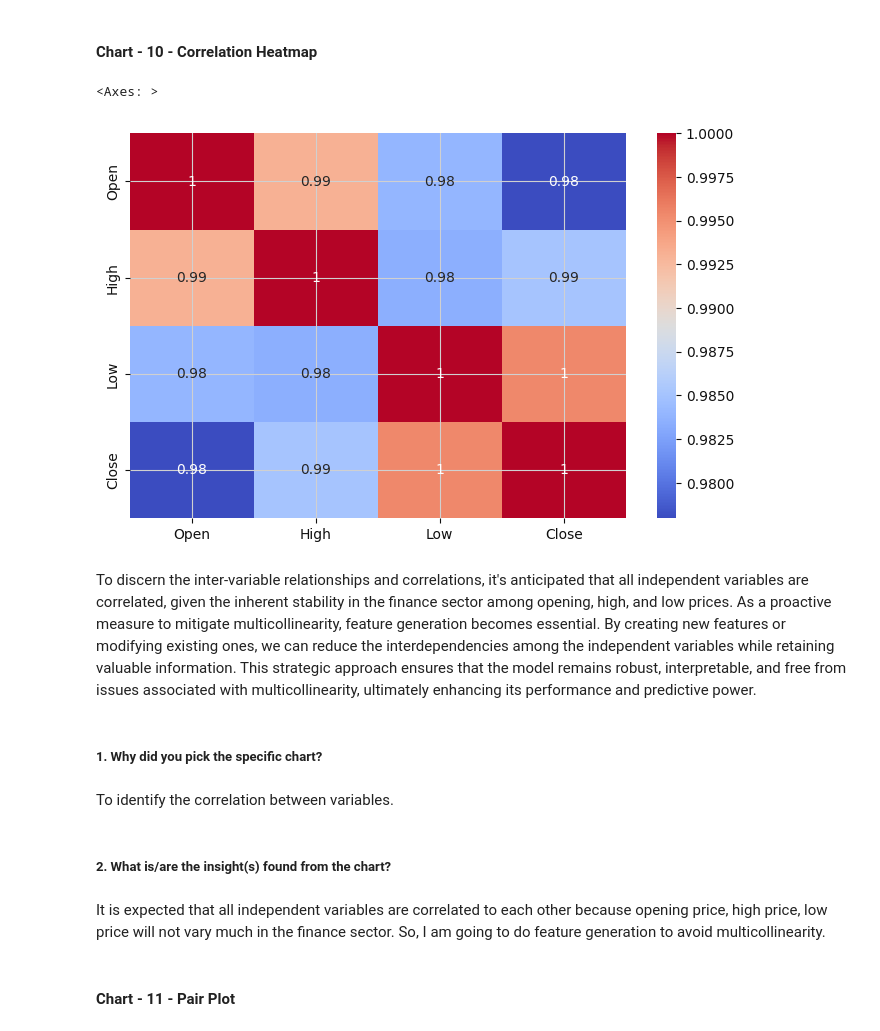
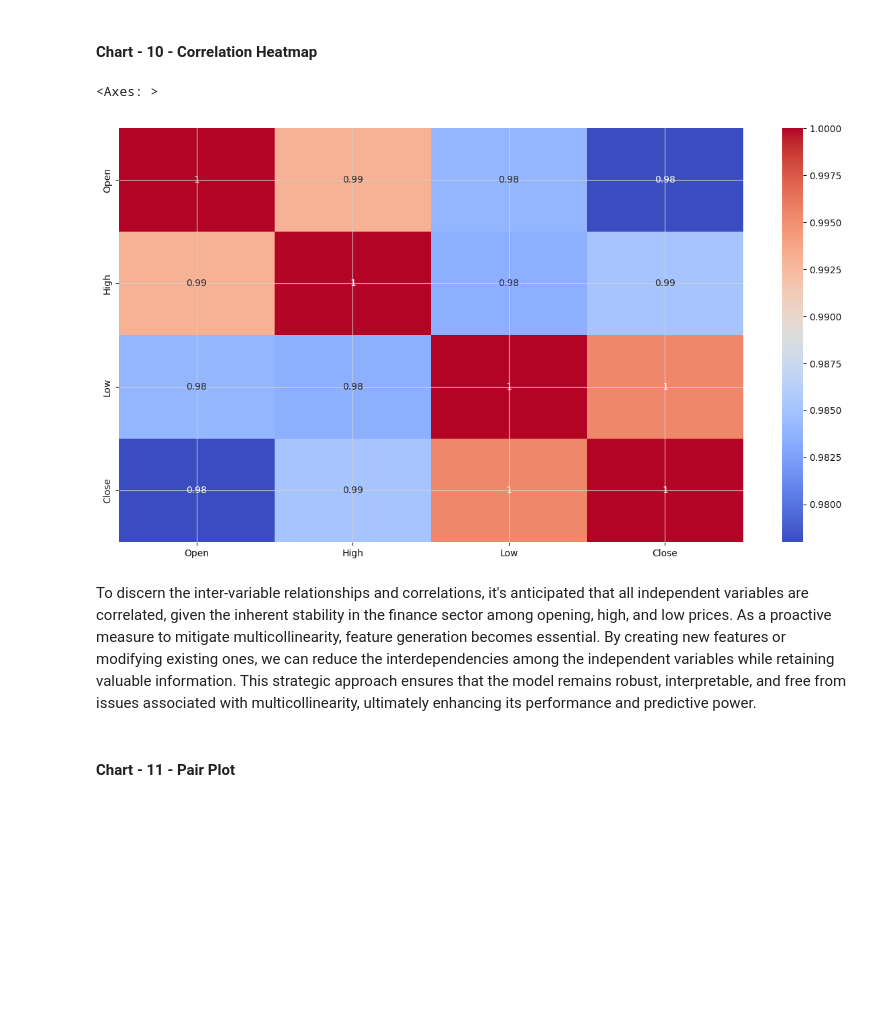
Before and after one commit to meabhaykr/Yes-Bank-Stock-Closing-Price-prediction, a Jupyter notebook: Yes_Bank_Stock_Closing_Price_prediction.ipynb, the cells around one changed output. Saved outputs shown, nothing was run; the diff lists cells and outputs as text; code cells hidden in the pictures; blank space fills up the shorter version.

```diff
--- a/Yes_Bank_Stock_Closing_Price_prediction.ipynb
+++ b/Yes_Bank_Stock_Closing_Price_prediction.ipynb
@@ -771,22 +667,14 @@ plt.show()
 #### Chart - 10 - Correlation Heatmap
 # %%
 # Correlation Heatmap visualization code
-plt.figure(figsize=(8,5))
+plt.figure(figsize=(15,8))
 correlation = YesBank_data.corr()
 sns.heatmap(abs(correlation), annot=True, cmap='coolwarm')
 # %% [output]
 <Axes: >
-[figure, old version]
+[figure, new version]
 # %% [markdown]
 To discern the inter-variable relationships and correlations, it's anticipated that all independent variables are correlated, given the inherent stability in the finance sector among opening, high, and low prices. As a proactive measure to mitigate multicollinearity, feature generation becomes essential. By creating new features or modifying existing ones, we can reduce the interdependencies among the independent variables while retaining valuable information. This strategic approach ensures that the model remains robust, interpretable, and free from issues associated with multicollinearity, ultimately enhancing its performance and predictive power.
-# %% [markdown]
-##### 1. Why did you pick the specific chart?
-# %% [markdown]
-To identify the correlation between variables.
-# %% [markdown]
-##### 2. What is/are the insight(s) found from the chart?
-# %% [markdown]
-It is expected that all independent variables are correlated to each other because opening price, high price, low price will not vary much in the finance sector. So, I am going to do feature generation to avoid multicollinearity.
 # %% [markdown]
 #### Chart - 11 - Pair Plot
 # %%
```
Also changed, not shown: parts of 163 cells of this notebook.
